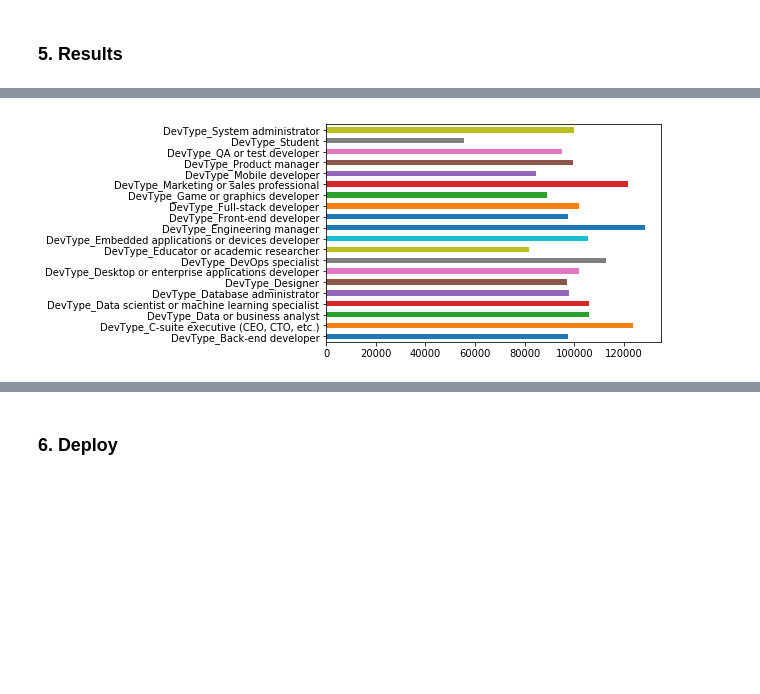
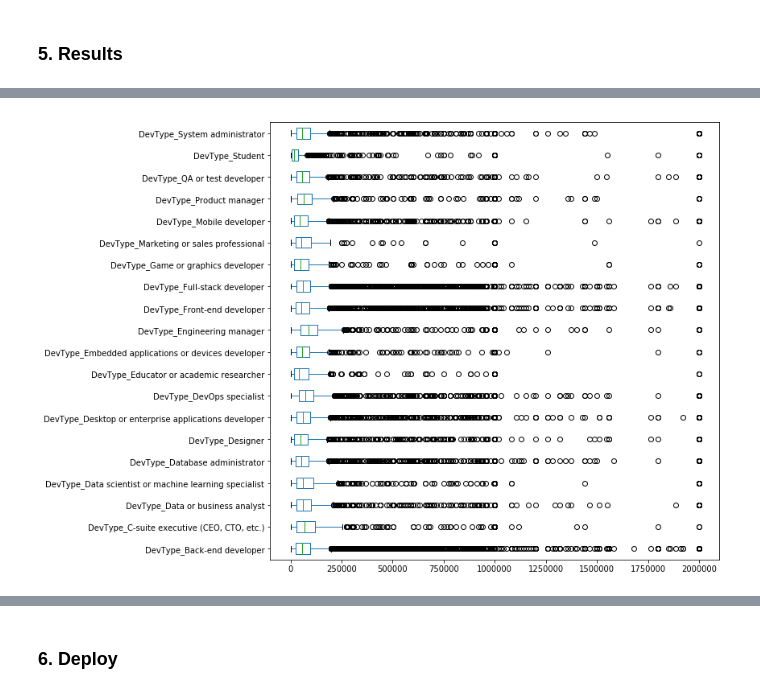
Before and after one commit to dragon7-fc/DSND-Blog-Post, a Jupyter notebook: WhatIsTheHotestJob.ipynb, the cells around one changed output, grey strips where cells are left out. Cells and saved outputs as stored; diff of their text form; code cells hidden in the pictures; blank space fills up the shorter version.

```diff
--- a/WhatIsTheHotestJob.ipynb
+++ b/WhatIsTheHotestJob.ipynb
@@ -207,11 +195,0 @@ devtype_convertedsalary_df
-# %%
-plt.figure(figsize=(32, 32))
-plt_df = pd.DataFrame()
-for i, dt in enumerate(devtype):
-    plt.subplot(4, 5, i+1)
-    boxplot_df = pd.DataFrame()
-    boxplot_df[dt[8:]] = devtype_convertedsalary_df[devtype_convertedsalary_df[dt] == 1]['ConvertedSalary']
-    boxplot_df.boxplot()
-    plt_df[dt] = boxplot_df
-
-plt.show()
@@ -220,5 +196,9 @@ plt.show()
-# %%
-plt_df.mean().plot(kind='barh')
-plt.show()
-# %% [output]
-[figure, removed]
+# %%
+box_df = pd.DataFrame()
+for dt in devtype:
+    box_df[dt] = dt_salary_df[dt_salary_df[dt] == 1]['ConvertedSalary']
+
+box_df.plot.box(vert=False, figsize=(10,10))
+plt.show()
+# %% [output]
+[figure, added]
```
Also changed, not shown: parts of 6 cells of this notebook, 1 other file.
